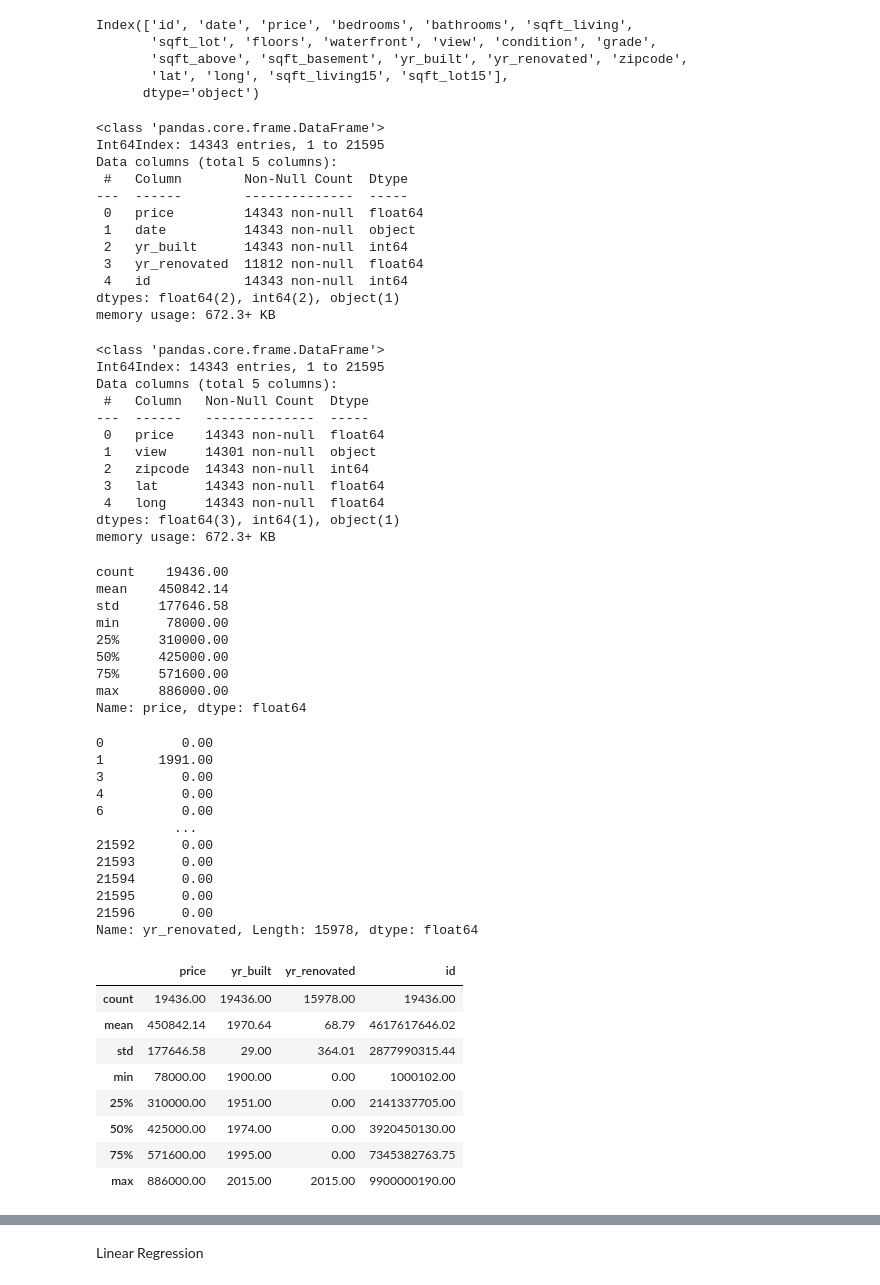
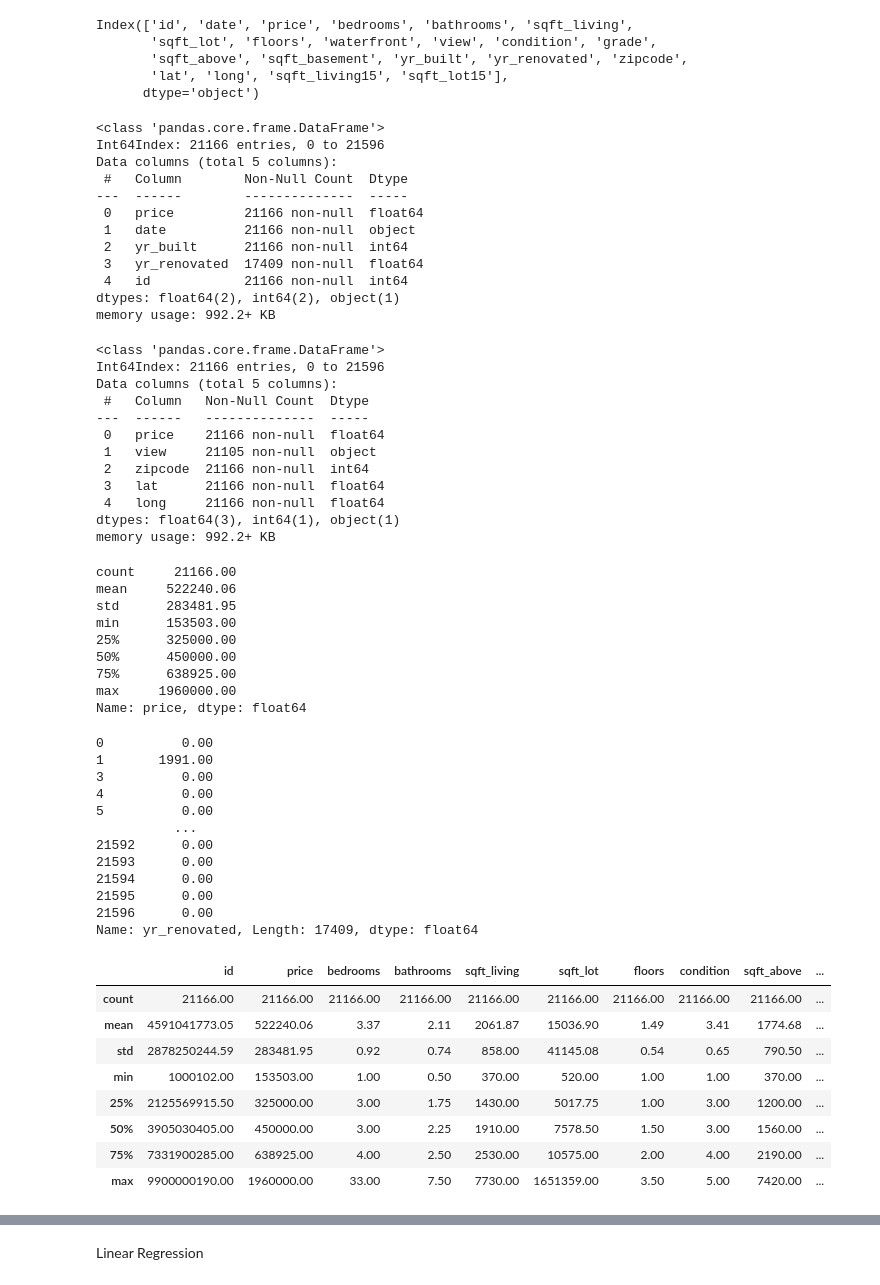
Before and after one commit to Jyve00/King-County-Housing-, a Jupyter notebook: notebooks/Stephen/time_models.ipynb, the cells around one changed output, grey strips where cells are left out. Drawn from its saved outputs; the diff is of its cells as text; code cells hidden in the pictures.

```diff
--- a/notebooks/Stephen/time_models.ipynb
+++ b/notebooks/Stephen/time_models.ipynb
@@ -39,8 +39,8 @@ og_df.head()
 | 4 | 1954400510 | 2/18/2015 | 510000.00 | 3 | 2.00 | 1680 | 8080 | 1.00 | NO | NONE | ... |
 5 rows × 21 columns
 # %%
-adf  = og_df.loc[df['price'] < og_df['price'].quantile(0.95)]
-fdf  = adf.loc[adf['price'] > adf['price'].quantile(0.30)]
+adf  = og_df.loc[og_df['price'] < og_df['price'].quantile(0.99)]
+fdf  = adf.loc[adf['price'] > adf['price'].quantile(0.01)]
 fdf['condition'].replace({ 'Poor': 1, 'Fair': 2, 'Average': 3, 'Good': 4, 'Very Good': 5}, inplace=True)
 fdf.info()
 # %% [output]
@@ -92,33 +92,33 @@ tdf =fdf[['price', 'date', 'yr_built', 'yr_renovated', 'id']]
 tdf.info()
 # %% [output]
 <class 'pandas.core.frame.DataFrame'>
-Int64Index: 14343 entries, 1 to 21595
+Int64Index: 21166 entries, 0 to 21596
 Data columns (total 5 columns):
  #   Column        Non-Null Count  Dtype
 ---  ------        --------------  -----
- 0   price         14343 non-null  float64
- 1   date          14343 non-null  object
- 2   yr_built      14343 non-null  int64
- 3   yr_renovated  11812 non-null  float64
- 4   id            14343 non-null  int64
+ 0   price         21166 non-null  float64
+ 1   date          21166 non-null  object
+ 2   yr_built      21166 non-null  int64
+ 3   yr_renovated  17409 non-null  float64
+ 4   id            21166 non-null  int64
 dtypes: float64(2), int64(2), object(1)
-memory usage: 672.3+ KB
+memory usage: 992.2+ KB
 # %%
 ldf = fdf[['price', 'view', 'zipcode', 'lat', 'long']]
 ldf.info()
 # %% [output]
 <class 'pandas.core.frame.DataFrame'>
-Int64Index: 14343 entries, 1 to 21595
+Int64Index: 21166 entries, 0 to 21596
 Data columns (total 5 columns):
  #   Column   Non-Null Count  Dtype
 ---  ------   --------------  -----
- 0   price    14343 non-null  float64
- 1   view     14301 non-null  object
- 2   zipcode  14343 non-null  int64
- 3   lat      14343 non-null  float64
- 4   long     14343 non-null  float64
+ 0   price    21166 non-null  float64
+ 1   view     21105 non-null  object
+ 2   zipcode  21166 non-null  int64
+ 3   lat      21166 non-null  float64
+ 4   long     21166 non-null  float64
 dtypes: float64(3), int64(1), object(1)
-memory usage: 672.3+ KB
+memory usage: 992.2+ KB
 # %%
 vdf = ldf.dropna()
 # %%
@@ -133,44 +136,44 @@ fig.show()
 # %%
 
 
-ftdf['price'].describe()
+fdf['price'].describe()
 #tdf = tdf[tdf['price'] > tdf[tdf['price']].quantile(0.05)
 #tdf = tdf[tdf['price'] < tdf[tdf['price']].quantile(0.97)
 # %% [output]
-count    19436.00
-mean    450842.14
-std     177646.58
-min      78000.00
-25%     310000.00
-50%     425000.00
-75%     571600.00
-max     886000.00
+count     21166.00
+mean     522240.06
+std      283481.95
+min      153503.00
+25%      325000.00
+50%      450000.00
+75%      638925.00
+max     1960000.00
 Name: price, dtype: float64
 # %%
-ftdf['yr_renovated'].dropna()
+fdf['yr_renovated'].dropna()
 # %% [output]
 0          0.00
 1       1991.00
 3          0.00
 4          0.00
-6          0.00
+5          0.00
           ...
 21592      0.00
 21593      0.00
 21594      0.00
 21595      0.00
 21596      0.00
-Name: yr_renovated, Length: 15978, dtype: float64
+Name: yr_renovated, Length: 17409, dtype: float64
 # %%
-ftdf.describe()
+fdf.describe()
 # %% [output]
-|  | price | yr_built | yr_renovated | id |
-| count | 19436.00 | 19436.00 | 15978.00 | 19436.00 |
-| mean | 450842.14 | 1970.64 | 68.79 | 4617617646.02 |
-| std | 177646.58 | 29.00 | 364.01 | 2877990315.44 |
-| min | 78000.00 | 1900.00 | 0.00 | 1000102.00 |
-| 25% | 310000.00 | 1951.00 | 0.00 | 2141337705.00 |
-| 50% | 425000.00 | 1974.00 | 0.00 | 3920450130.00 |
-| 75% | 571600.00 | 1995.00 | 0.00 | 7345382763.75 |
-| max | 886000.00 | 2015.00 | 2015.00 | 9900000190.00 |
+|  | id | price | bedrooms | bathrooms | sqft_living | sqft_lot | floors | condition | sqft_above | ... |
+| count | 21166.00 | 21166.00 | 21166.00 | 21166.00 | 21166.00 | 21166.00 | 21166.00 | 21166.00 | 21166.00 | ... |
+| mean | 4591041773.05 | 522240.06 | 3.37 | 2.11 | 2061.87 | 15036.90 | 1.49 | 3.41 | 1774.68 | ... |
+| std | 2878250244.59 | 283481.95 | 0.92 | 0.74 | 858.00 | 41145.08 | 0.54 | 0.65 | 790.50 | ... |
+| min | 1000102.00 | 153503.00 | 1.00 | 0.50 | 370.00 | 520.00 | 1.00 | 1.00 | 370.00 | ... |
+| 25% | 2125569915.50 | 325000.00 | 3.00 | 1.75 | 1430.00 | 5017.75 | 1.00 | 3.00 | 1200.00 | ... |
+| 50% | 3905030405.00 | 450000.00 | 3.00 | 2.25 | 1910.00 | 7578.50 | 1.50 | 3.00 | 1560.00 | ... |
+| 75% | 7331900285.00 | 638925.00 | 4.00 | 2.50 | 2530.00 | 10575.00 | 2.00 | 4.00 | 2190.00 | ... |
+| max | 9900000190.00 | 1960000.00 | 33.00 | 7.50 | 7730.00 | 1651359.00 | 3.50 | 5.00 | 7420.00 | ... |
 # %%
```
Also changed, not shown: parts of 11 cells of this notebook, 5 other files.
